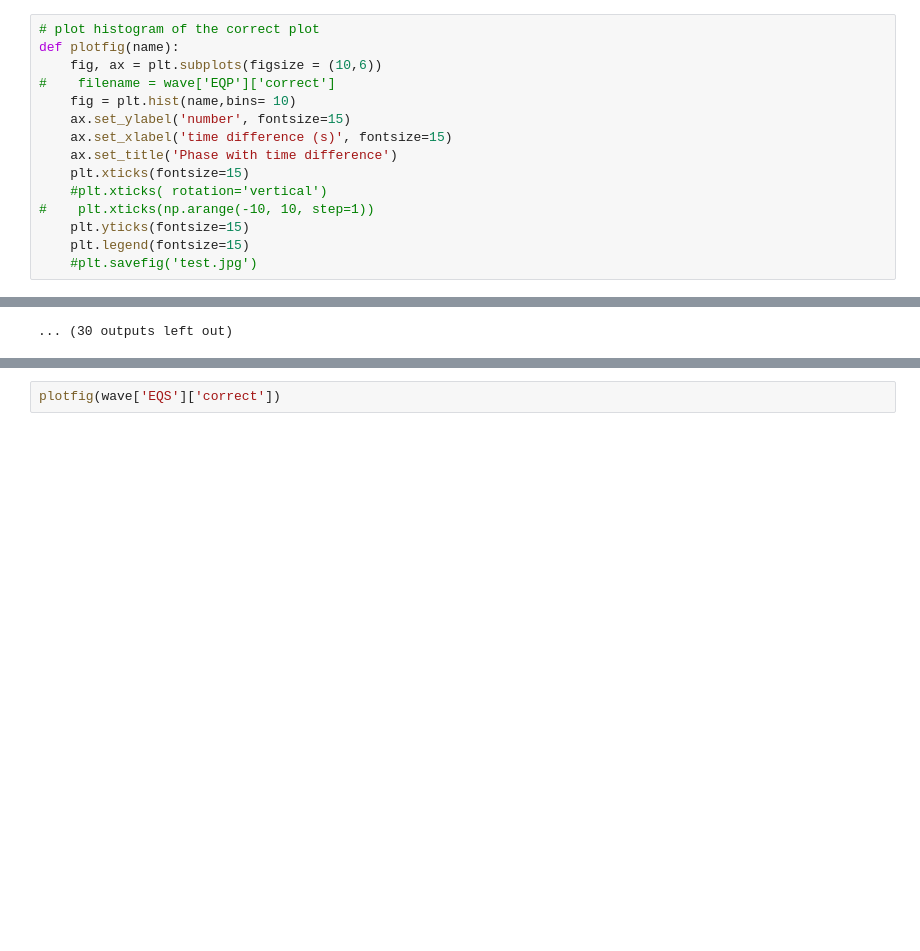
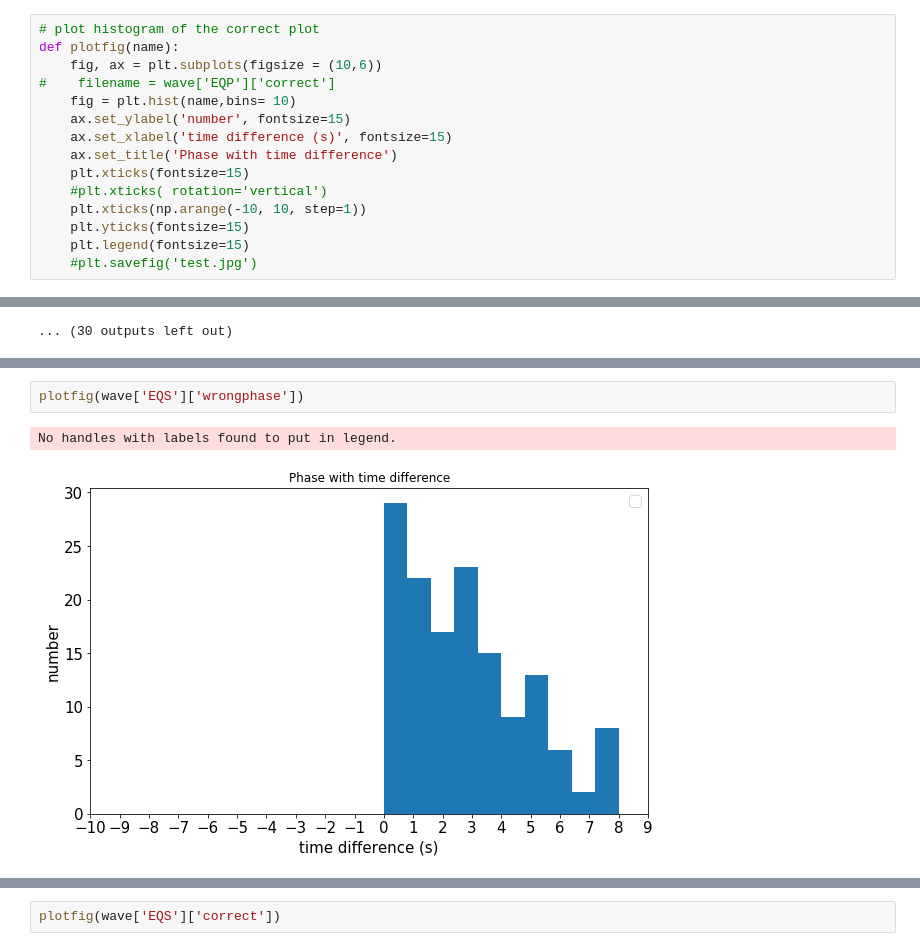
Before and after one commit to geohackweek/ghw2019_wiggles, a Jupyter notebook: scripts/histogram.ipynb, the cells around one changed output, grey strips where cells are left out. Saved outputs shown, nothing was run; the diff lists cells and outputs as text; blank space fills up the shorter version.

```diff
--- a/scripts/histogram.ipynb
+++ b/scripts/histogram.ipynb
@@ -45,7 +45,7 @@ def plotfig(name):
     ax.set_title('Phase with time difference')
     plt.xticks(fontsize=15)
     #plt.xticks( rotation='vertical')
-#    plt.xticks(np.arange(-10, 10, step=1))
+    plt.xticks(np.arange(-10, 10, step=1))
     plt.yticks(fontsize=15)
     plt.legend(fontsize=15)
     #plt.savefig('test.jpg')
@@ -114,0 +121,5 @@ PXP multiphase
+# %%
+plotfig(wave['EQS']['wrongphase'])
+# %% [output]
+No handles with labels found to put in legend.
+[figure, added]
```
Also changed, not shown: parts of 3 cells of this notebook, 2 other files.
